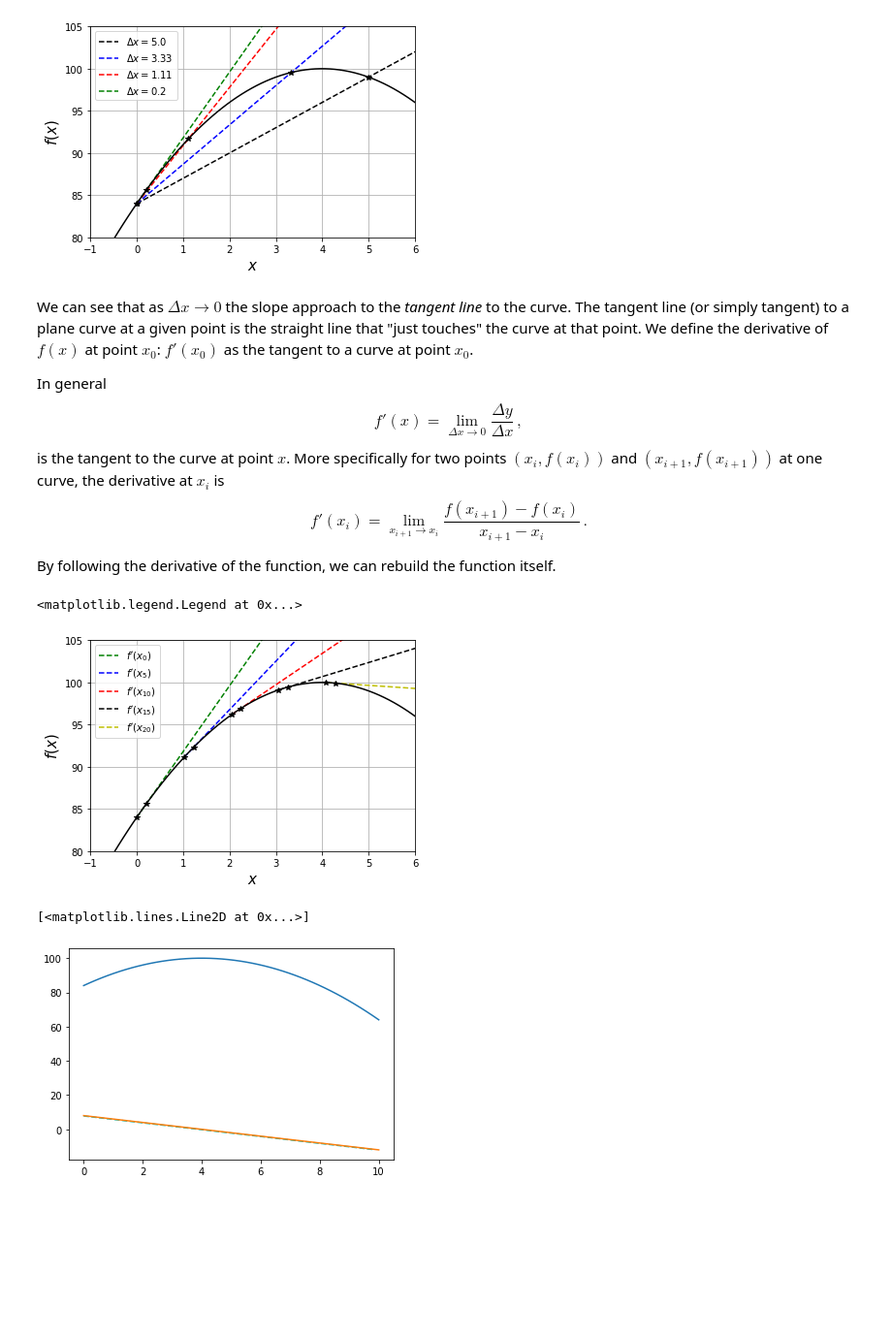
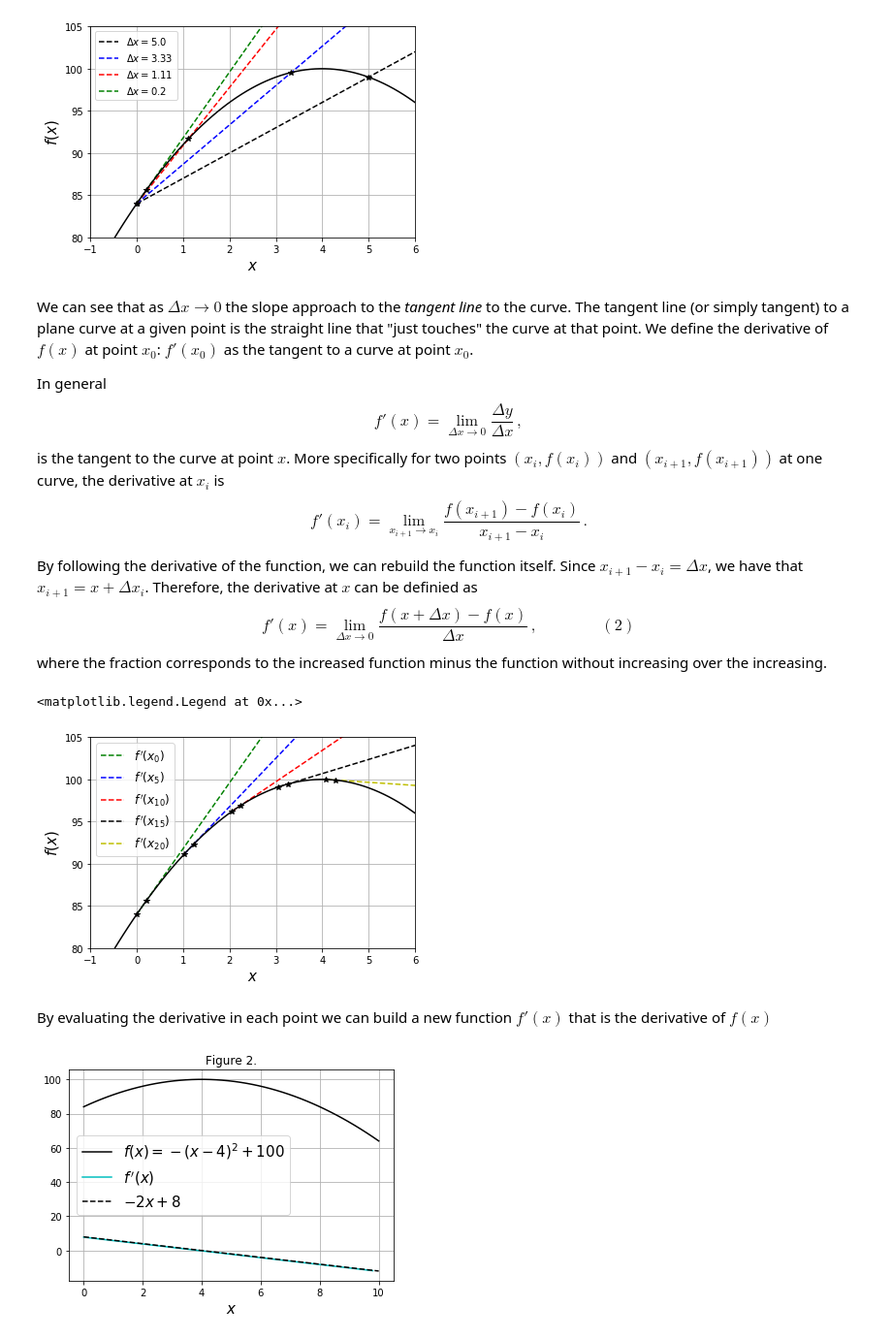
Before and after one commit to restrepo/Calculus, a Jupyter notebook: Differential_Calculus.ipynb, the cells around one changed output. Shown at 97% size. Cells and saved outputs as stored; diff of their text form; code cells hidden in the pictures; blank space fills up the shorter version.

```diff
--- a/Differential_Calculus.ipynb
+++ b/Differential_Calculus.ipynb
@@ -253,7 +253,10 @@ $$f'(x)=\lim_{\Delta x\to 0}\frac{\Delta y}{\Delta x}\,,$$
 is the tangent to the curve at point $x$. More specifically for two points $(x_i,f(x_i))$ and $(x_{i+1},f(x_{i+1}))$ at one curve, the derivative at $x_i$ is
 $$f'(x_i)=\lim_{x_{i+1}\to x_i}\frac{f(x_{i+1})-f(x_i)}{x_{i+1}-x_i}\,.$$
 
-By following the derivative of the function, we can rebuild the function itself.
+By following the derivative of the function, we can rebuild the function itself. Since
+$x_{i+1}-x_i=\Delta x$, we have that $x_{i+1}=x+\Delta x_i$. Therefore, the derivative at $x$ can be definied as
+$$f'(x)=\lim_{\Delta x\to 0}\frac{f(x+\Delta x)-f(x)}{\Delta x}\,,\qquad\qquad (2)$$
+where the fraction corresponds to the increased function minus the function without increasing over the increasing.
 # %%
 i=10
 mk=['g','b','r','k','y','c','m']
@@ -266,7 +269,7 @@ for N in [50]:
     m=Δy/Δx
     for i in [0,5,10,15,20]:
         plt.plot(x[i:],slope(x[i:],f(x[i:]),m[i]),'{}--'.format(mk[j]),
-                label=r"$f'(x_{{{}}})$".format(i) )
+                label=r"$f\,'(x_{{{}}})$".format(i) )
         plt.plot(x[i:i+2],f(x[i:i+2]),'k*')
         j+=1
 
@@ -276,14 +279,19 @@ plt.xlabel('$x$',size=15)
 plt.grid()
 plt.ylim(80,105)
 plt.xlim(-1,6)
-plt.legend(loc='best')
+plt.legend(loc='best',fontsize=12)
 # %% [output]
 <matplotlib.legend.Legend at 0x...>
-[figure, old version]
+[figure, new version]
+# %% [markdown]
+By evaluating the derivative in each point we can build a new function $f'(x)$ that is the derivative of $f(x)$
 # %%
-plt.plot(x,f(x))
-plt.plot(x[:-1],m,'c--')
-plt.plot(x,-2*x+8)
+plt.plot(x,f(x),'k-',label='$f(x)=-(x-4)^2+100$')
+plt.plot(x[:-1],m,'c-',label="$f\,'(x)$")
+plt.plot(x,-2*x+8,'k--',label='$-2x+8$')
+plt.xlabel('$x$',size=15)
+legend(loc='best',fontsize=15)
+plt.title('Figure 2.')
+plt.grid()
 # %% [output]
-[<matplotlib.lines.Line2D at 0x...>]
-[figure, old version]
+[figure, new version]
```
Also changed, not shown: parts of 7 cells of this notebook.
